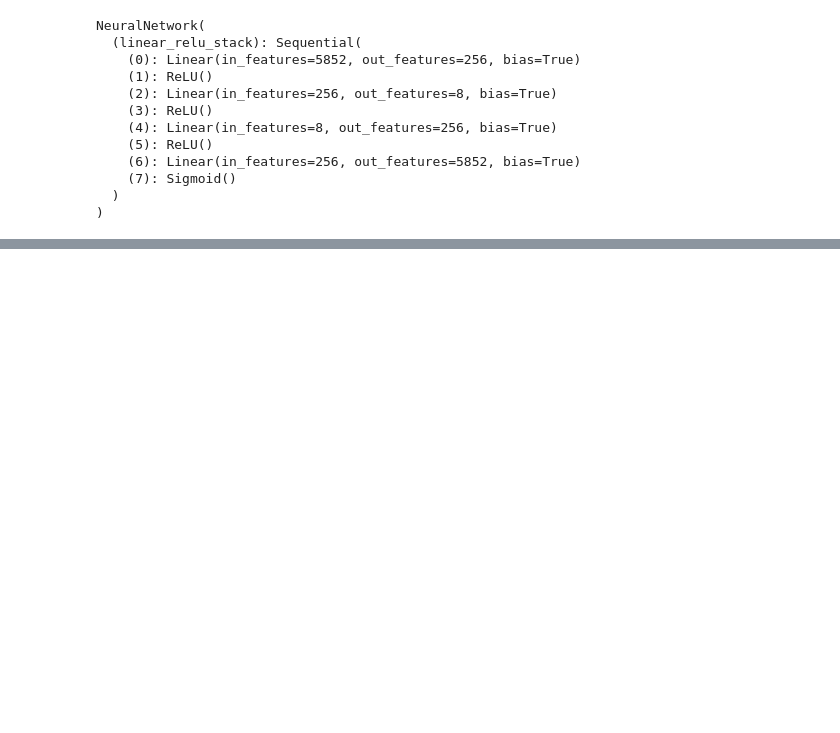
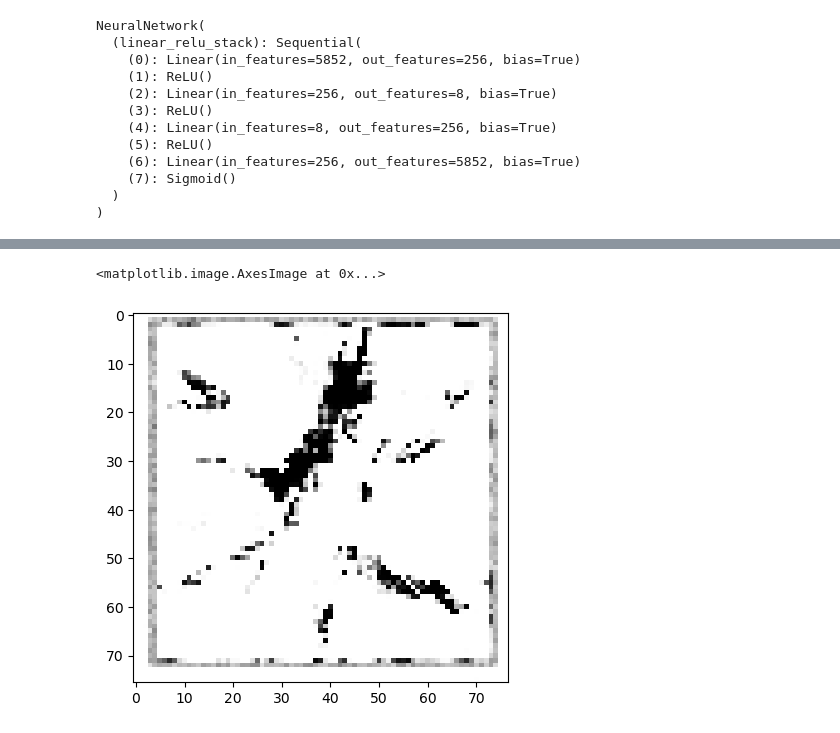
Before and after one commit to zroe1/image-bot, a Jupyter notebook: latent_space_pytorch_test.ipynb, the cells around one changed output, grey strips where cells are left out. Cells and saved outputs as stored; diff of their text form; code cells hidden in the pictures; blank space fills up the shorter version.

Commit message:
sample latent space

```diff
--- a/latent_space_pytorch_test.ipynb
+++ b/latent_space_pytorch_test.ipynb
@@ -150,0 +176,2 @@ plt.show()
+# %%
+new_model.new_linear_relu_stack[2].weight.data = model.linear_relu_stack[6].weight.data
@@ -150,0 +200,11 @@ plt.show()
+# %%
+sample1 = new_model(torch.tensor([0.0, 0.0, 0.0, 0.0, 0.0, 0.0, 0.0, 0.0]).to(device))
+# %%
+sample1 = sample1.view(76,77)
+# %%
+sample1 = sample1.to("cpu").detach().numpy()
+# %%
+plt.imshow(sample1, cmap='gray')
+# %% [output]
+<matplotlib.image.AxesImage at 0x...>
+[figure, added]
```
Also changed, not shown: parts of 11 cells of this notebook.
